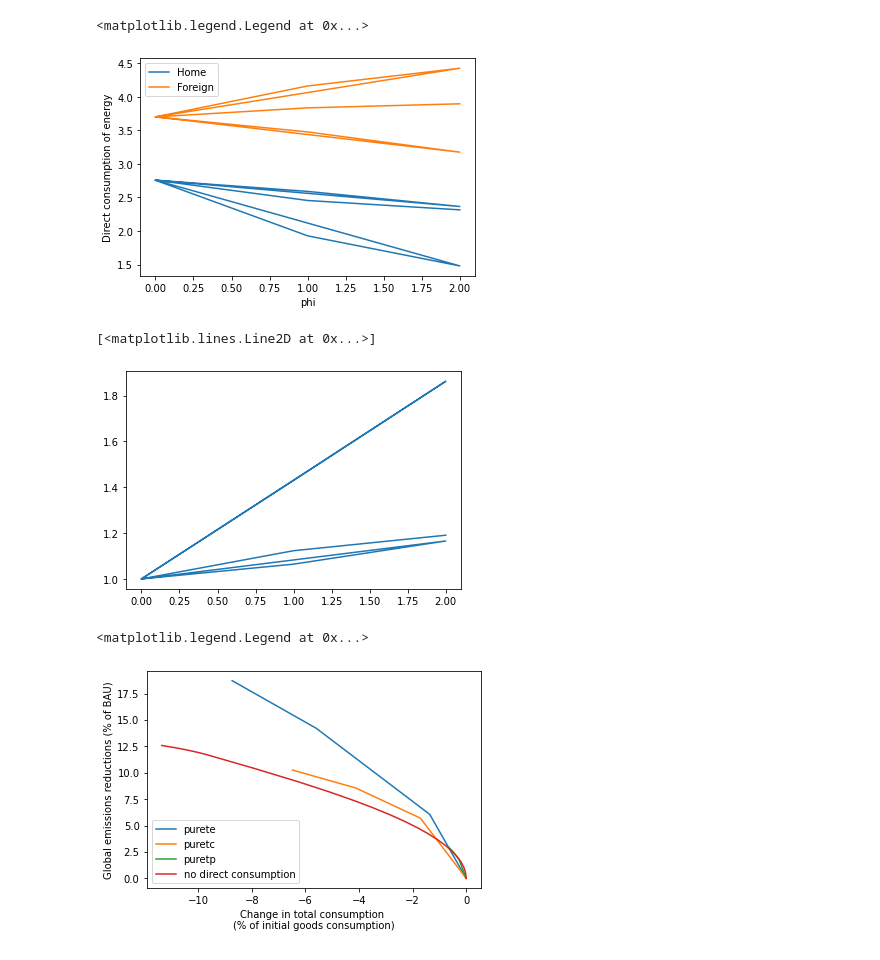
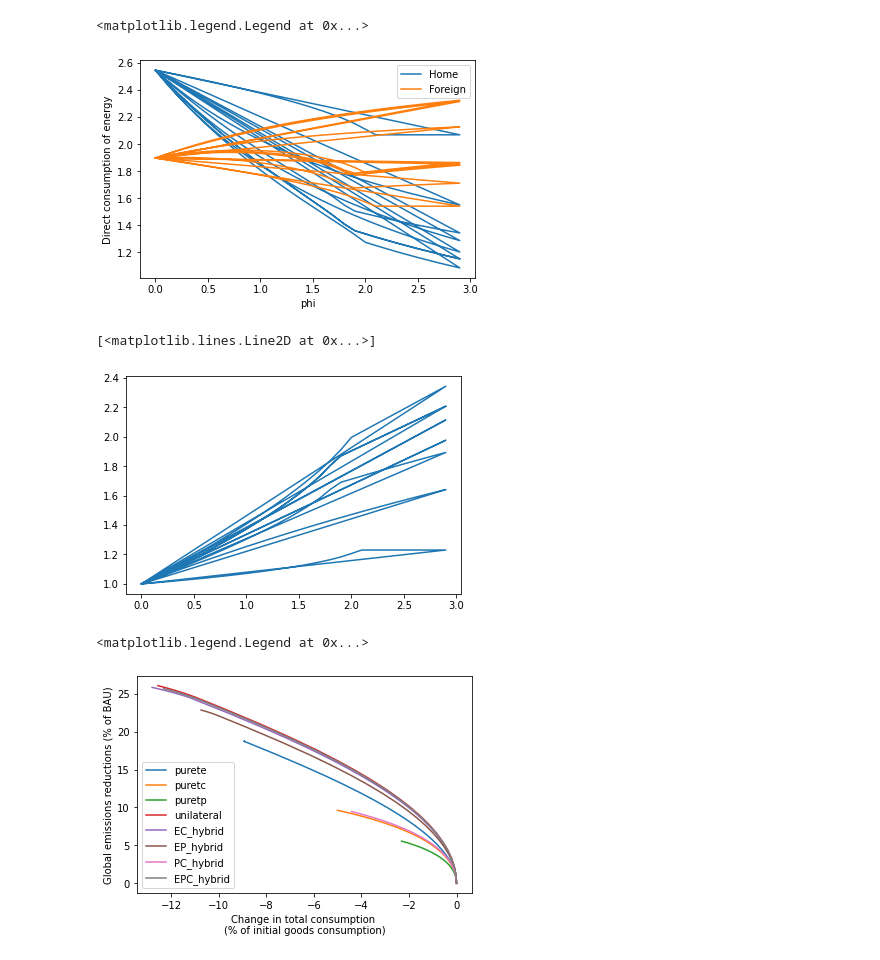
Before and after one commit to VoliCrank/Optimal-Unilateral-Carbon-Policy, a Jupyter notebook: simulation_results/codes/direct_energy_consumption/ces_direct_energy.ipynb, the cells around one changed output. Cells and saved outputs as stored; diff of their text form; code cells hidden in the pictures.

Commit message:
fix welfare computation and finish constrained policies for direct consumption

```diff
--- a/simulation_results/codes/direct_energy_consumption/ces_direct_energy.ipynb
+++ b/simulation_results/codes/direct_energy_consumption/ces_direct_energy.ipynb
@@ -63,14 +66,15 @@ df
 # %%
 #tax_scenario= pd.DataFrame({'tax_sce': ['Unilateral','global','purete','puretc','puretp','EC_hybrid','EP_hybrid','PC_hybrid','EPC_hybrid'], 'Base':[0,1,1,1,1,1,1,1,1]},index=[1,2, 3, 4, 5, 6, 7, 8,9])
-#tax_scenario= pd.DataFrame({'tax_sce': ['Unilateral','purete','puretc','puretp','EC_hybrid','EP_hybrid','PC_hybrid','EPC_hybrid'], 'Base':[0,1,1,1,1,1,1,1]},index=[1,2, 3, 4, 5, 6, 7, 8])
+tax_scenario= pd.DataFrame({'tax_sce': ['Unilateral','purete','puretc','puretp','EC_hybrid','EP_hybrid','PC_hybrid','EPC_hybrid'], 'Base':[0,1,1,1,1,1,1,1]},index=[1,2, 3, 4, 5, 6, 7, 8])
+#tax_scenario= pd.DataFrame({'tax_sce': ['Unilateral','PC_hybrid'], 'Base':[0,1]},index=[1,2])
 #tax_scenario= pd.DataFrame({'tax_sce': ['PC_hybrid'], 'Base':[1]},index=[1])
-tax_scenario= pd.DataFrame({'tax_sce': ['purete','puretc','puretp'], 'Base':[1,1,1]},index=[1,2, 3])
+#tax_scenario= pd.DataFrame({'tax_sce': ['Unilateral','purete','puretc','puretp'], 'Base':[0,1,1,1]},index=[1,2,3,4])
 # %%
-def iterate_tax(tax_scenario,df,theta, sigma, sigmastar, sigmaC, sigmaCstar, epsilonSvec, epsilonSstarvec, beta, gamma, logit):
+def iterate_tax(tax_scenario,df,theta, sigma, sigmastar, sigmaE, sigmaEstar, epsilonSvec, epsilonSstarvec, beta, gamma, logit):
     paralist = (theta, sigma, sigmastar, sigmaE, sigmaEstar, epsilonSvec, epsilonSstarvec, beta, gamma, logit)
     varphilist = np.arange(0,3,0.1)
     #varphilist = np.arange (0,1,0.2)
-    varphilist = [0,1,2,3]
+    #varphilist = [0,1,2,3]
     output=[]
     prevtb = []
     for varphi in varphilist:
@@ -190,38 +217,53 @@ plt.legend()
 #plt.savefig('phi_cec.pdf', format='PDF')
 # %% [output]
 <matplotlib.legend.Legend at 0x...>
-[figure, old version]
+[figure, new version]
 # %%
 Outcomes['petb'] = Outcomes['pe'] + Outcomes['tb']
 # %%
 plt.plot(Outcomes['varphi'], Outcomes['petb'])
 # %% [output]
 [<matplotlib.lines.Line2D at 0x...>]
-[figure, old version]
+[figure, new version]
 # %%
-df = pd.read_csv('../../output/output_case3.csv')
-df = df[(df['region_scenario'] == 1) & (df['tax_sce'] == 'Unilateral') & (df['varphi'] <= 3)]
+df = pd.read_csv('../../output_sig0/ces0.csv')
+df = df[(df['region_scenario'] == 3) & (df['tax_sce'] == 'PC_hybrid') & (df['varphi'] <= 3)]
 Outcomes['Qeworld_chg']=-(Outcomes['Qeworld_prime']-32.2760)/32.2760*100
 
 df_plot = Outcomes[Outcomes['tax_sce'] == 'purete']
 plt.plot(df_plot['welfare_noexternality'], df_plot['Qeworld_chg'], label = 'purete')
 
 df_plot = Outcomes[Outcomes['tax_sce'] == 'puretc']
 plt.plot(df_plot['welfare_noexternality'], df_plot['Qeworld_chg'], label = 'puretc')
 
 df_plot = Outcomes[Outcomes['tax_sce'] == 'puretp']
 plt.plot(df_plot['welfare_noexternality'], df_plot['Qeworld_chg'], label = 'puretp')
 
-df['Qeworld_chg']=-(df['Qeworld_prime']-32.2760)/32.2760*100
-plt.plot(df['welfare_noexternality'], df['Qeworld_chg'], label = 'no direct consumption')
+df_plot = Outcomes[Outcomes['tax_sce'] == 'Unilateral']
+plt.plot(df_plot['welfare_noexternality'], df_plot['Qeworld_chg'], label = 'unilateral')
+
+df_plot = Outcomes[Outcomes['tax_sce'] == 'EC_hybrid']
+plt.plot(df_plot['welfare_noexternality'], df_plot['Qeworld_chg'], label = 'EC_hybrid')
+
+df_plot = Outcomes[Outcomes['tax_sce'] == 'EP_hybrid']
+plt.plot(df_plot['welfare_noexternality'], df_plot['Qeworld_chg'], label = 'EP_hybrid')
+
+df_plot = Outcomes[Outcomes['tax_sce'] == 'PC_hybrid']
+plt.plot(df_plot['welfare_noexternality'], df_plot['Qeworld_chg'], label = 'PC_hybrid')
+
+df_plot = Outcomes[Outcomes['tax_sce'] == 'EPC_hybrid']
+plt.plot(df_plot['welfare_noexternality'], df_plot['Qeworld_chg'], label = 'EPC_hybrid')
+
+#df['Qeworld_chg']=-(df['Qeworld_prime']-32.2760)/32.2760*100
+#plt.plot(df['welfare_noexternality'], df['Qeworld_chg'], label = 'no direct consumption')
 
 plt.xlabel('Change in total consumption \n(% of initial goods consumption)')
 plt.ylabel('Global emissions reductions (% of BAU)')
 plt.legend()
 
 #plt.savefig('wf_chg.pdf', format = 'PDF')
 # %% [output]
 <matplotlib.legend.Legend at 0x...>
-[figure, old version]
+[figure, new version]
 # %%
 df_plot = Outcomes[Outcomes['tax_sce'] == 'purete']
```
Also changed, not shown: parts of 11 cells of this notebook, 7 other files.
